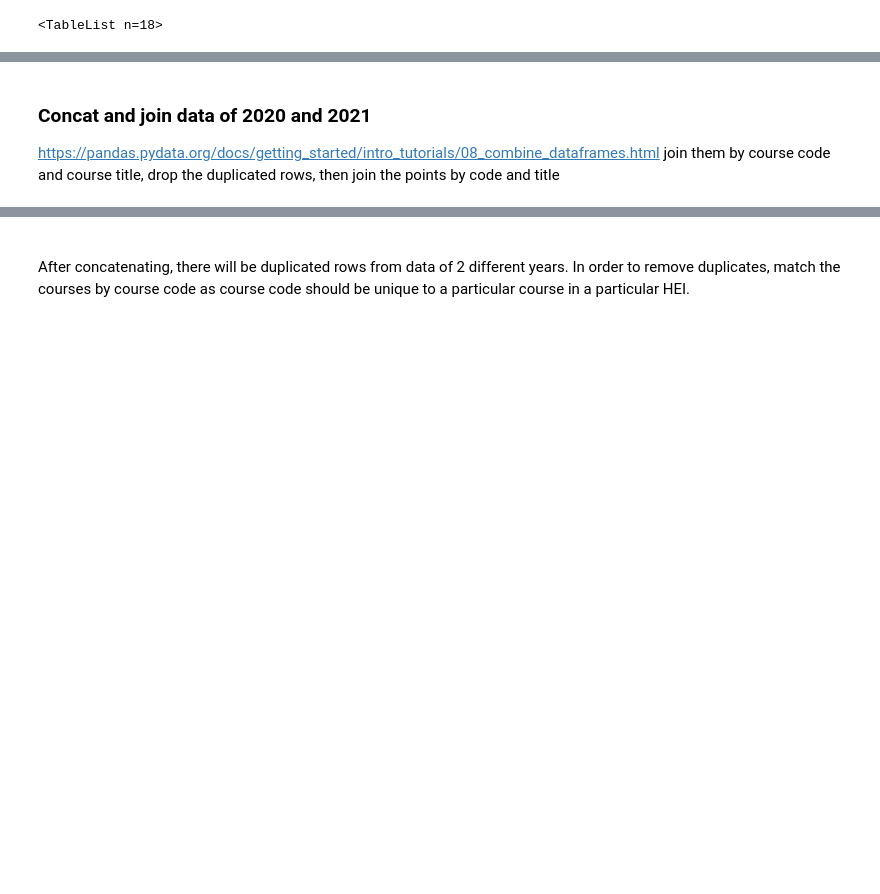
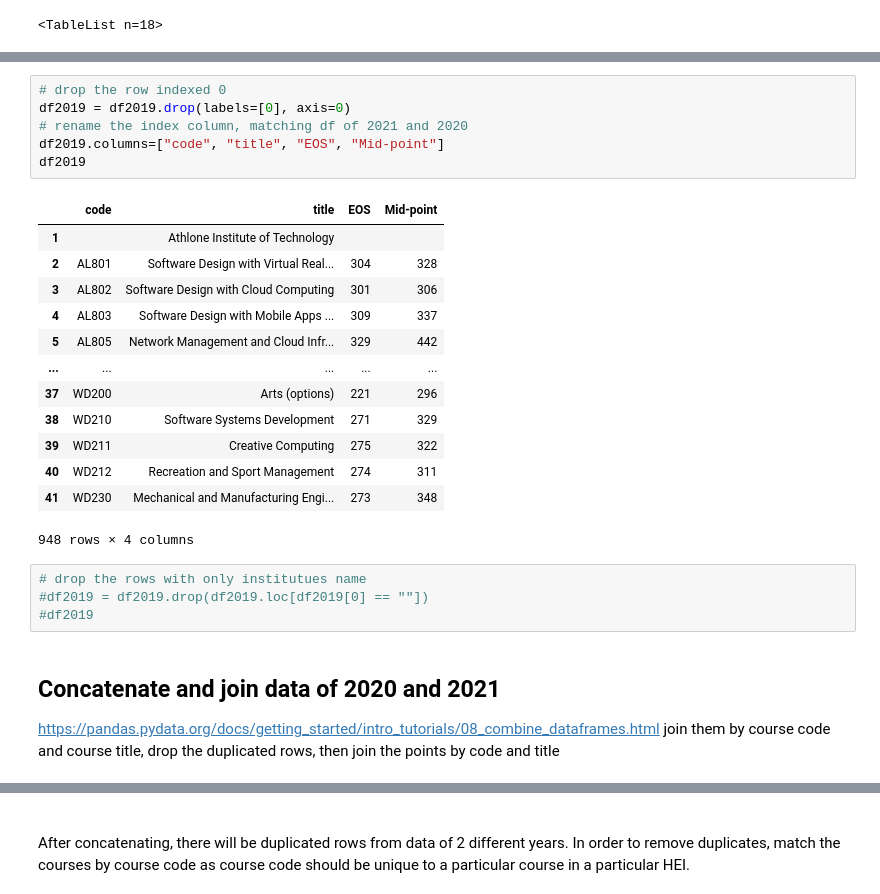
Before and after one commit to HazelIP/Fundamental_DA, a Jupyter notebook: CAO/cao.ipynb, the cells around one changed output, grey strips where cells are left out. Cells and saved outputs as stored; diff of their text form; blank space fills up the shorter version.

```diff
--- a/CAO/cao.ipynb
+++ b/CAO/cao.ipynb
@@ -326,5 +342,29 @@ The following code cell for exporting the data frame to csv files. The 18-page p
+# %%
+# drop the row indexed 0
+df2019 = df2019.drop(labels=[0], axis=0)
+# rename the index column, matching df of 2021 and 2020
+df2019.columns=["code", "title", "EOS", "Mid-point"]
+df2019
+# %% [output]
+|  | code | title | EOS | Mid-point |
+| 1 |  | Athlone Institute of Technology |  |  |
+| 2 | AL801 | Software Design with Virtual Real... | 304 | 328 |
+| 3 | AL802 | Software Design with Cloud Computing | 301 | 306 |
+| 4 | AL803 | Software Design with Mobile Apps ... | 309 | 337 |
+| 5 | AL805 | Network Management and Cloud Infr... | 329 | 442 |
+| ... | ... | ... | ... | ... |
+| 37 | WD200 | Arts (options) | 221 | 296 |
+| 38 | WD210 | Software Systems Development | 271 | 329 |
+| 39 | WD211 | Creative Computing | 275 | 322 |
+| 40 | WD212 | Recreation and Sport Management | 274 | 311 |
+| 41 | WD230 | Mechanical and Manufacturing Engi... | 273 | 348 |
+948 rows × 4 columns
+# %%
+# drop the rows with only institutues name
+#df2019 = df2019.drop(df2019.loc[df2019[0] == ""])
+#df2019
 # %% [markdown]
-### Concat and join data of 2020 and 2021
+## Concatenate and join data of 2020 and 2021
 https://pandas.pydata.org/docs/getting_started/intro_tutorials/08_combine_dataframes.html
 join them by course code and course title, drop the duplicated rows, then join the points by code and title
 # %%
```
Also changed, not shown: parts of 57 cells of this notebook, 15 other files.
